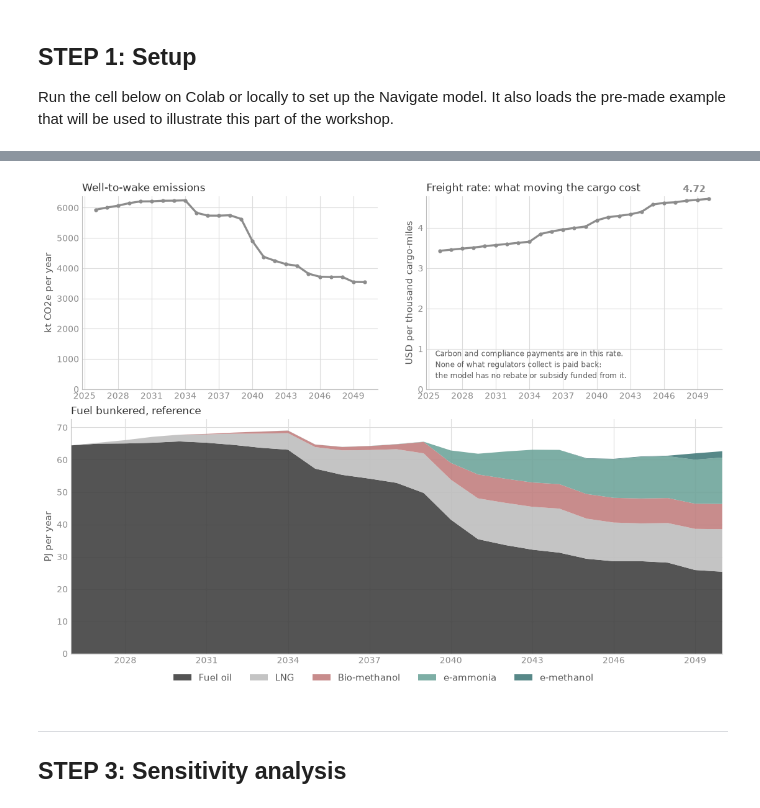
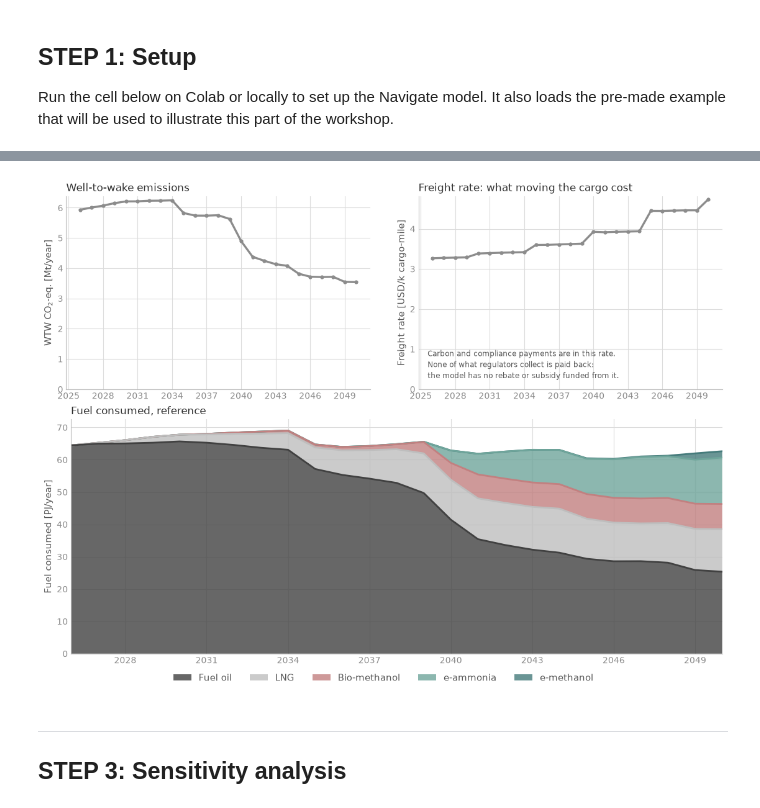
Before and after one commit to zerocarbonshipping/navigate-zcs, a Jupyter notebook: docs/workshop/01-run-a-simple-case.ipynb, the cells around one changed output, grey strips where cells are left out. Drawn from its saved outputs; the diff is of its cells as text; code cells hidden in the pictures.

```diff
--- a/docs/workshop/01-run-a-simple-case.ipynb
+++ b/docs/workshop/01-run-a-simple-case.ipynb
@@ -281,15 +281,45 @@ def without_new_technology(m):
 TARGET = "fuel_eu_target_reduction"
 FOSSIL = {"fossil_fuel_oil", "liquefied_natural_gas"}
 
+def freight_rate(m):
+    """What moving the cargo cost each year, in USD per thousand cargo-miles.
+
+    What the ships paid that year, as Navigate's global_expenses chart shows it:
+    each ship's charter rate (CAPEX and OPEX, levelised) from the year it was
+    built; fuel conversions; fuel, levies and compliance, any surplus earned
+    taken off. Divided by the cargo-miles the ships moved that year. This
+    version of Navigate books no spending on efficiency technology, so none is
+    in it. Navigate's own instantaneous freight rate is a
+    different number: it spreads each ship's costs over its remaining life, so
+    a year's value already holds the fuel and compliance of later years.
+    """
+    def num(x):
+        return np.nan_to_num(np.asarray(x, dtype=float))
+
+    miles = 0.
+    for fleet in m.nodes.fleets.values():
+        hulls = fleet.profile.get_existing_vessels()
+        for vessel in fleet.get_vessels():
+            miles = miles + num(hulls[vessel.get_name()]) * num(vessel.profile.get_cargo_miles())
+    paid = num(m.profile.get_expenses())
+    return 1e3 * np.divide(paid, miles, out=np.zeros_like(miles), where=miles > 0)
+
+
+# Navigate's own units and stacked areas, so these figures read like the
+# charts Navigate draws
+from navigate.illustrations.plots._figure import plot_stack_with_lines
+from navigate.illustrations.plots._units import get_best_unit_energy, get_best_unit_mass
+
+
+
 def summarise(m):
-    """One solve, read the way notebook 2 reads its fleets."""
-    fleet = m.nodes.fleets["copper_trade"]
+    """One solve, read from the totals Navigate's own charts plot."""
     years = years_of(m)
     wtw = np.nan_to_num(np.asarray(
-        fleet.profile.get_total_equivalent_WTW(), dtype=float))
+        m.profile.get_total_equivalent_WTW(), dtype=float))
 
     energy, by_year = {}, {}
-    for fuel, series in fleet.profile.get_consumed_energy().items():
+    for fuel, series in m.profile.get_consumed_energy().items():
         values = np.nan_to_num(np.asarray(series, dtype=float))
         if values.sum() <= 0:
             continue
@@ -305,8 +335,7 @@ def summarise(m):
             # PJ per year, stacked in Navigate's own fuel order
             "by_year": {f: by_year[f] / 1e6 for f in fuel_sorted(by_year)},
             # USD per THOUSAND cargo-miles, as everywhere else in the workshop
-            "freight": 1e3 * np.asarray(
-                fleet.profile.get_instantaneous_freight_rate(), dtype=float),
+            "freight": freight_rate(m),
             "alt_last": 100. * last_alt / last_all if last_all else 0.}
 
 
@@ -336,6 +365,12 @@ def plot_cases(cases):
 
     order = list(cases)
     TITLE, LABEL, TICK_SIZE = 12.5, 10.5, 10
+    # Navigate's own units and axis labels (navigate/illustrations/plots/_units.py)
+    mass_div, mass_unit = get_best_unit_mass(
+        max(c["wtw"].max() for c in cases.values()) * 1e3)      # kt -> t
+    energy_div, energy_unit = get_best_unit_energy(
+        max(np.sum(list(c["by_year"].values()), axis=0).max() for c in cases.values())
+        * 1e6, default=9)                                         # PJ -> GJ
 
     fig = plt.figure(figsize=(11, 8.2), constrained_layout=True)
     grid = fig.add_gridspec(2, len(order), height_ratios=[1, 1.05])
@@ -350,28 +385,20 @@ def plot_cases(cases):
                  for k in range(1, len(order))]
 
     for s in order:
-        axE.plot(cases[s]["years"], cases[s]["wtw"], lw=2.4, marker=".", ms=7,
+        axE.plot(cases[s]["years"], cases[s]["wtw"] * 1e3 / mass_div, lw=2.4, marker=".", ms=7,
                  label=s, color=scen_colour(s))
     axE.set_title("Well-to-wake emissions", fontsize=TITLE, color=INK, loc="left")
-    axE.set_ylabel("kt CO2e per year", fontsize=LABEL, color=SUBINK)
+    axE.set_ylabel(f"WTW CO$_2$-eq. [{mass_unit}]", fontsize=LABEL, color=SUBINK)
     axE.set_ylim(bottom=0.)
     if len(order) > 1:
         axE.legend(fontsize=LABEL, frameon=False, labelcolor=SUBINK, loc="lower left")
 
-    # the end labels land within a few cents of each other, so they are spread
-    # above and below the points, and further left from the third on
-    _ends = sorted(order, key=lambda s: -cases[s]["freight"][-1])
-    for k, s in enumerate(_ends):
+    for s in order:
         axC.plot(cases[s]["years"], cases[s]["freight"], lw=2.4, marker=".", ms=7,
                  label=s, color=scen_colour(s))
-        axC.annotate(f"{cases[s]['freight'][-1]:,.2f}",
-                     (cases[s]["years"][-1], cases[s]["freight"][-1]),
-                     xytext=(-4 - 34 * (k // 2), 8 if k % 2 == 0 else -16),
-                     textcoords="offset points", ha="right",
-                     fontsize=LABEL, color=scen_colour(s), fontweight="bold")
     axC.set_title("Freight rate: what moving the cargo cost", fontsize=TITLE,
                   color=INK, loc="left")
-    axC.set_ylabel("USD per thousand cargo-miles", fontsize=LABEL, color=SUBINK)
+    axC.set_ylabel("Freight rate [USD/k cargo-mile]", fontsize=LABEL, color=SUBINK)
     axC.set_ylim(bottom=0.)
     # The rate carries what the fleet pays out and almost nothing it gets back:
     # Navigate has no rebate or subsidy funded from what a regulator collects,
@@ -387,12 +414,14 @@ def plot_cases(cases):
     for ax, s in zip(mix_axes, order):
         stack = [cases[s]["by_year"].get(f, np.zeros(len(cases[s]["years"])))
                  for f in fuels]
-        ax.stackplot(cases[s]["years"], *stack,
-                     colors=[fuel_colour(f) for f in fuels],
-                     labels=[fuel_label(f) for f in fuels], linewidth=0, alpha=.9)
-        ax.set_title(f"Fuel bunkered, {s}", fontsize=TITLE, color=INK, loc="left")
+        # drawn the way Navigate's global_fuel_consumed chart draws it
+        plot_stack_with_lines(ax, cases[s]["years"],
+                              [v * 1e6 / energy_div for v in stack],
+                              [fuel_label(f) for f in fuels],
+                              [fuel_colour(f) for f in fuels])
+        ax.set_title(f"Fuel consumed, {s}", fontsize=TITLE, color=INK, loc="left")
         ax.margins(x=0)
-    mix_axes[0].set_ylabel("PJ per year", fontsize=LABEL, color=SUBINK)
+    mix_axes[0].set_ylabel(f"Fuel consumed [{energy_unit}]", fontsize=LABEL, color=SUBINK)
     fig.legend(*mix_axes[0].get_legend_handles_labels(), fontsize=LABEL,
                frameon=False, labelcolor=SUBINK, ncol=len(fuels),
                loc="outside lower center")
@@ -514,4 +543,4 @@ the reference, 2026-2050
-[figure, old version]
+[figure, new version]
 # %% [markdown]
 ---
 
```
Also changed, not shown: parts of 4 cells of this notebook, 2 other files.
